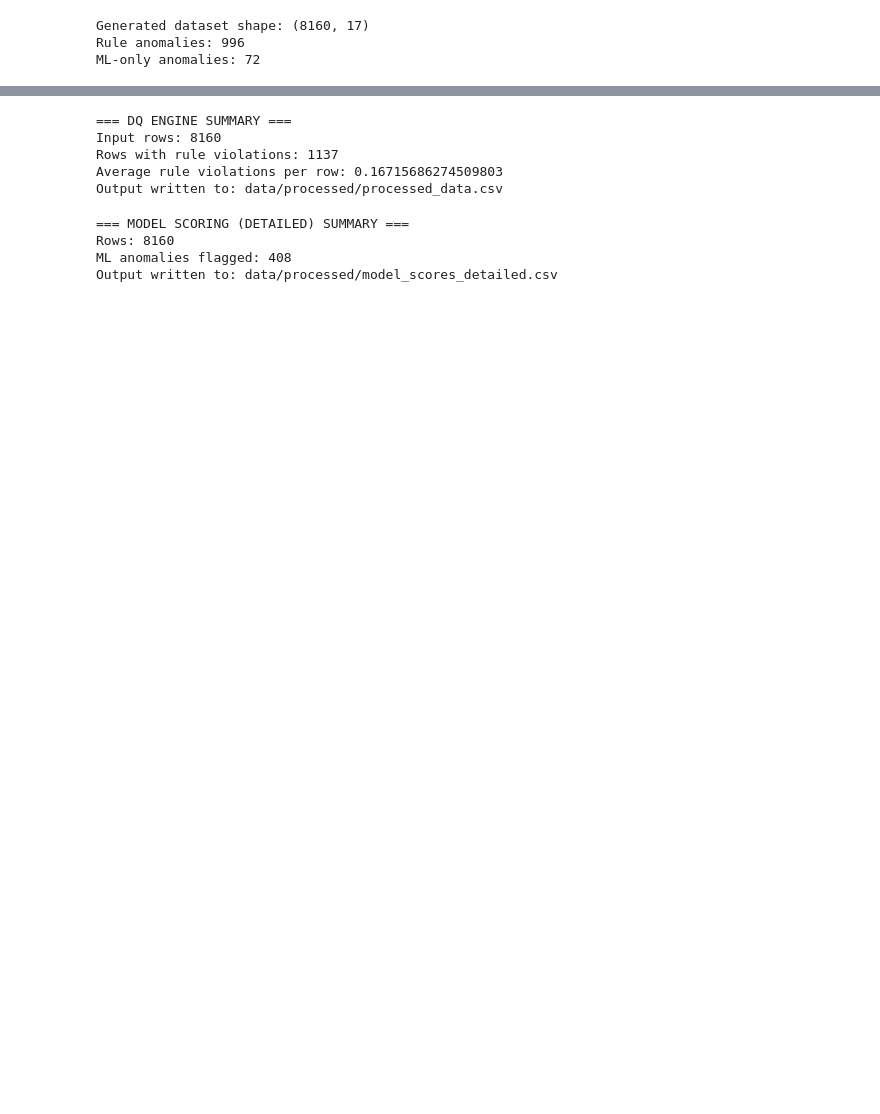
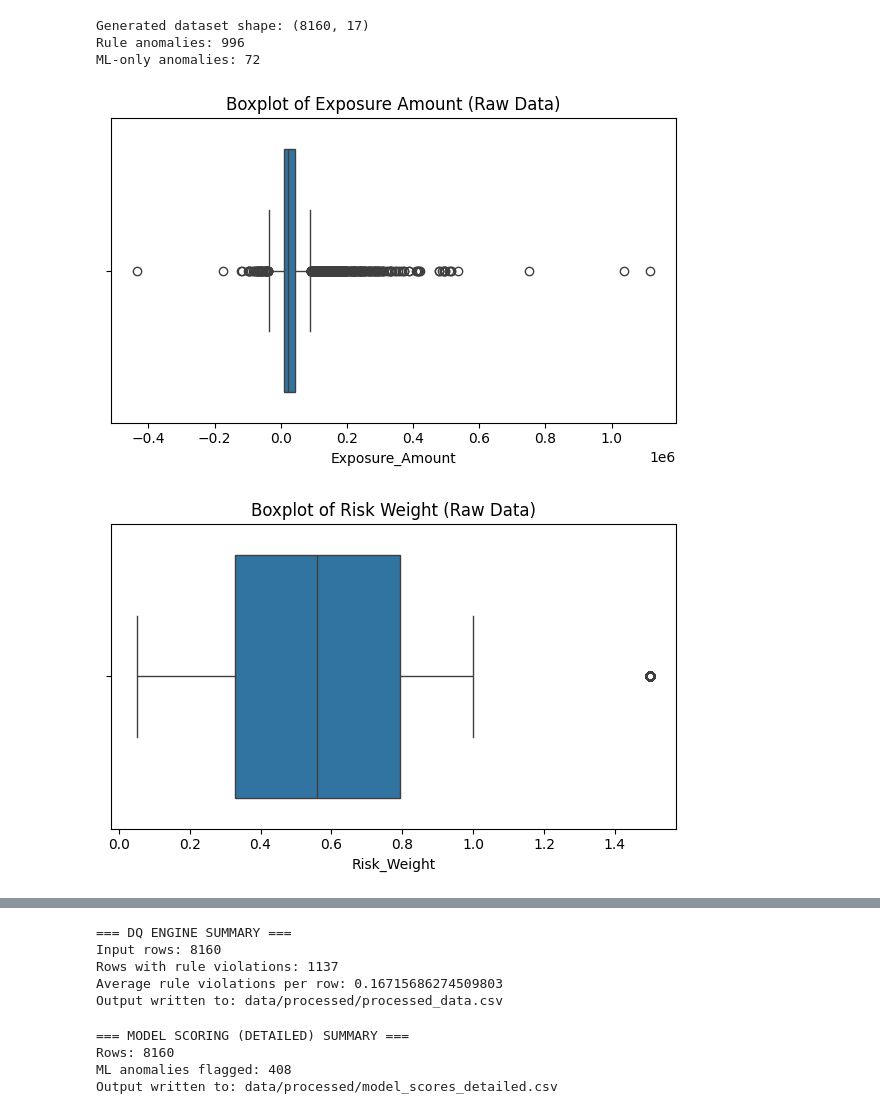
Before and after one commit to sujathachittiri/REGREORTING, a Jupyter notebook: notebooks/DQ_Monitoring_Final_run.ipynb, the cells around one changed output, grey strips where cells are left out. Drawn from its saved outputs; the diff is of its cells as text; code cells hidden in the pictures; blank space fills up the shorter version.

```diff
--- a/notebooks/DQ_Monitoring_Final_run.ipynb
+++ b/notebooks/DQ_Monitoring_Final_run.ipynb
@@ -2,6 +2,8 @@
 import numpy as np
 import pandas as pd
 import os
+import matplotlib.pyplot as plt
+import seaborn as sns
 
 # ----------------------------
 # Parameters
@@ -96,30 +98,66 @@ def generate_regulatory_data(n=8000, seed=42):
     df.loc[clean_idx, "Maturity_Months"] = 300
     df.loc[clean_idx, "Is_Collateralized"] = 1
     df.loc[clean_idx, "Product_Type"] = "Derivative"
 
     # Recalculate derived fields
     df.loc[clean_idx, "Capital_Requirement"] = df.loc[clean_idx, "Exposure_Amount"] * df.loc[clean_idx, "Risk_Weight"] * 0.08
     df.loc[clean_idx, "RWA"] = df.loc[clean_idx, "Exposure_Amount"] * df.loc[clean_idx, "Risk_Weight"]
     df.loc[clean_idx, "Exposure_to_Capital_Ratio"] = df.loc[clean_idx, "Exposure_Amount"] / (df.loc[clean_idx, "Capital_Requirement"] + 1)
 
     df.loc[clean_idx, "Injected_ML_Only_Anomaly"] = 1
 
     # -------------------------------
     # Shuffle dataset
     # -------------------------------
     df = df.sample(frac=1, random_state=seed).reset_index(drop=True)
 
     return df
 
 
 if __name__ == "__main__":
     df = generate_regulatory_data(n=N_RECORDS)
     os.makedirs("data/raw", exist_ok=True)
     df.to_csv(OUTPUT_PATH, index=False)
     print("Generated dataset shape:", df.shape)
     print("Rule anomalies:", df["Injected_Rule_Anomaly"].sum())
     print("ML-only anomalies:", df["Injected_ML_Only_Anomaly"].sum())
+
+    plt.figure(figsize=(6,4))
+    sns.boxplot(x=df["Exposure_Amount"])
+    plt.title("Boxplot of Exposure Amount (Raw Data)")
+    plt.tight_layout()
+    plt.show()
+
+    plt.figure(figsize=(6,4))
+    sns.boxplot(x=df["Risk_Weight"])
+    plt.title("Boxplot of Risk Weight (Raw Data)")
+    plt.tight_layout()
+    plt.show()
+
+    plt.figure(figsize=(6,4))
+    sns.boxplot(x=df["Capital_Requirement"])
+    plt.title("Boxplot of Capital Requirement (Raw Data)")
+    plt.tight_layout()
+    plt.show()
+
+    plt.figure(figsize=(6,4))
+    sns.boxplot(x=df["RWA"])
+    plt.title("Boxplot of Risk Weighted Asset (Raw Data)")
+    plt.tight_layout()
+    plt.show()
+
+    df["Exposure_to_Capital_Ratio"] = (
+    df["Exposure_Amount"] / df["Capital_Requirement"]
+    )
+
+    plt.figure(figsize=(6,4))
+    sns.boxplot(x=df["Exposure_to_Capital_Ratio"])
+    plt.title("Boxplot of Exposure-to-Capital Ratio (Raw Data)")
+    plt.tight_layout()
+    plt.show()
 # %% [output]
 Generated dataset shape: (8160, 17)
 Rule anomalies: 996
 ML-only anomalies: 72
+[figure, added]
+[figure, added]
```
Also changed, not shown: parts of 6 cells of this notebook, 5 other files.
